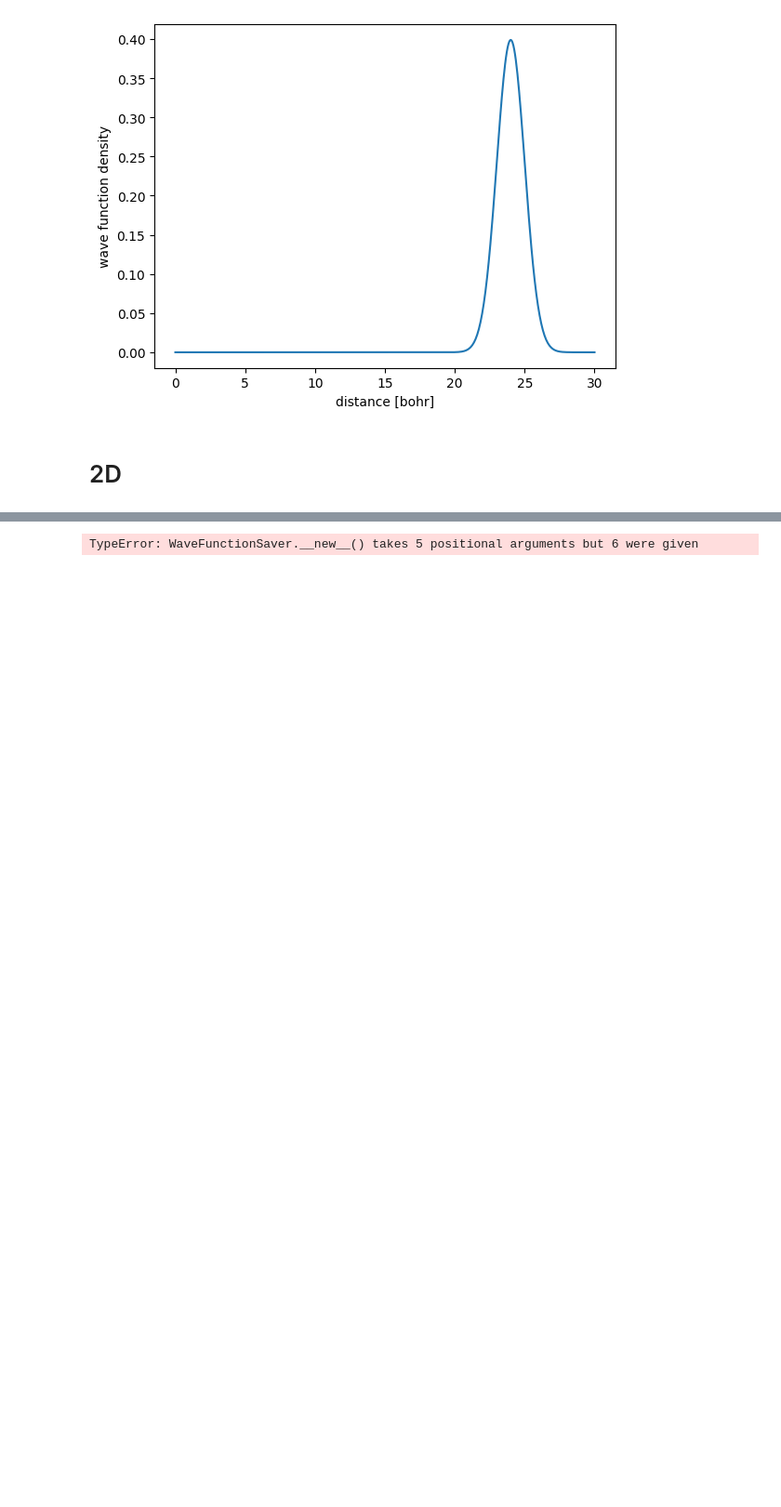
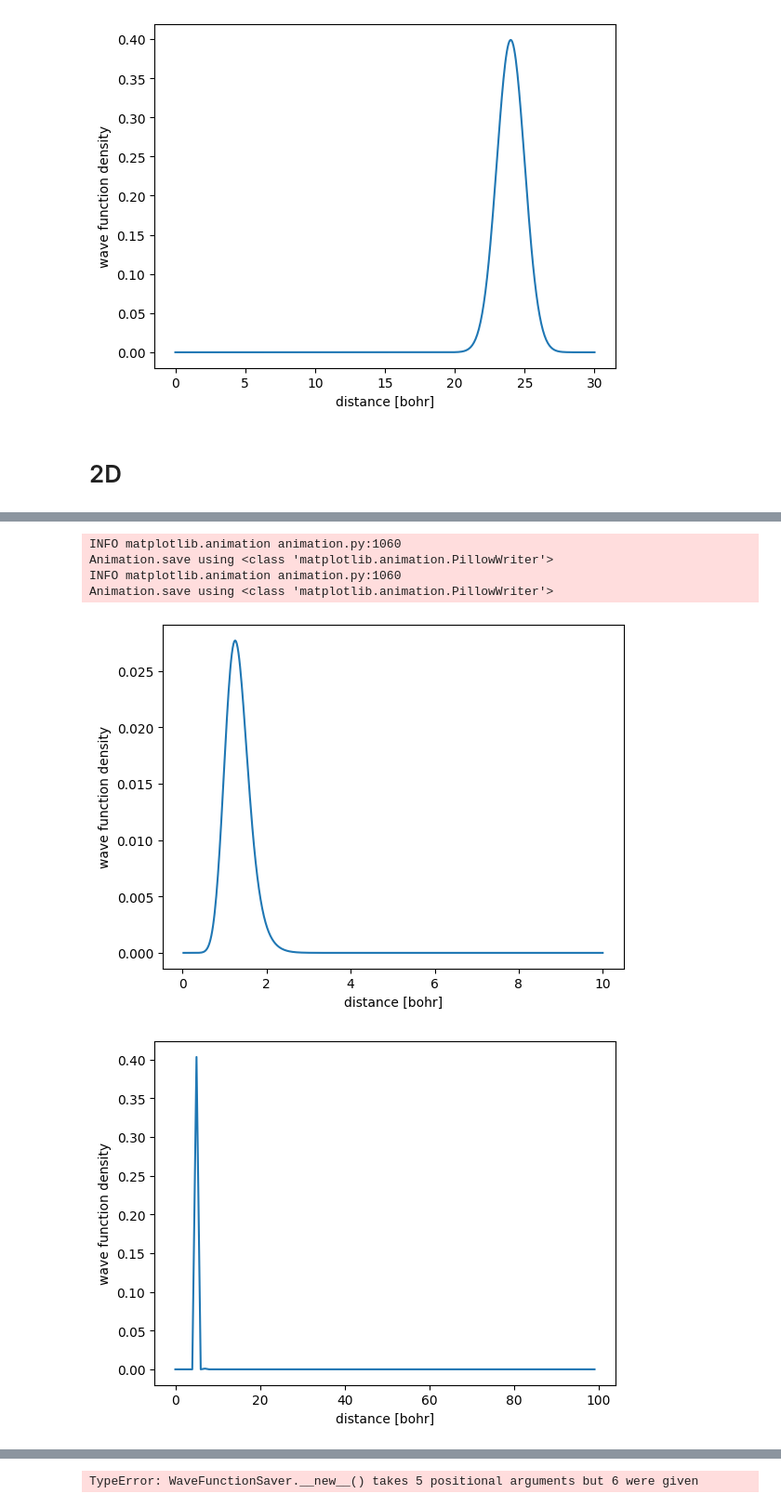
Before and after one commit to Wleter/split_op, a Jupyter notebook: tests.ipynb, the cells around one changed output, grey strips where cells are left out. Shown at 93% size. Cells and saved outputs as stored; diff of their text form; code cells hidden in the pictures; blank space fills up the shorter version.

Commit message:
add 2d test of harmonic oscillator

```diff
--- a/tests.ipynb
+++ b/tests.ipynb
@@ -230,0 +301,13 @@ Animation.save using <class 'matplotlib.animation.PillowWriter'>
+# %%
+anim = wave_animation("2d_harmonic_wave", "r", "distance [bohr]", False)
+anim.save('plots/2d_harmonic_wave_animation.gif', writer="pillow", fps=30)
+
+anim = wave_animation("2d_harmonic_angular", "angular_momentum", "distance [bohr]", False)
+anim.save('plots/2d_harmonic_angular_animation.gif', writer="pillow", fps=30)
+# %% [output]
+INFO matplotlib.animation animation.py:1060
+Animation.save using <class 'matplotlib.animation.PillowWriter'>
+INFO matplotlib.animation animation.py:1060
+Animation.save using <class 'matplotlib.animation.PillowWriter'>
+[figure, added]
+[figure, added]
```
Also changed, not shown: parts of 5 cells of this notebook, 3 other files.
